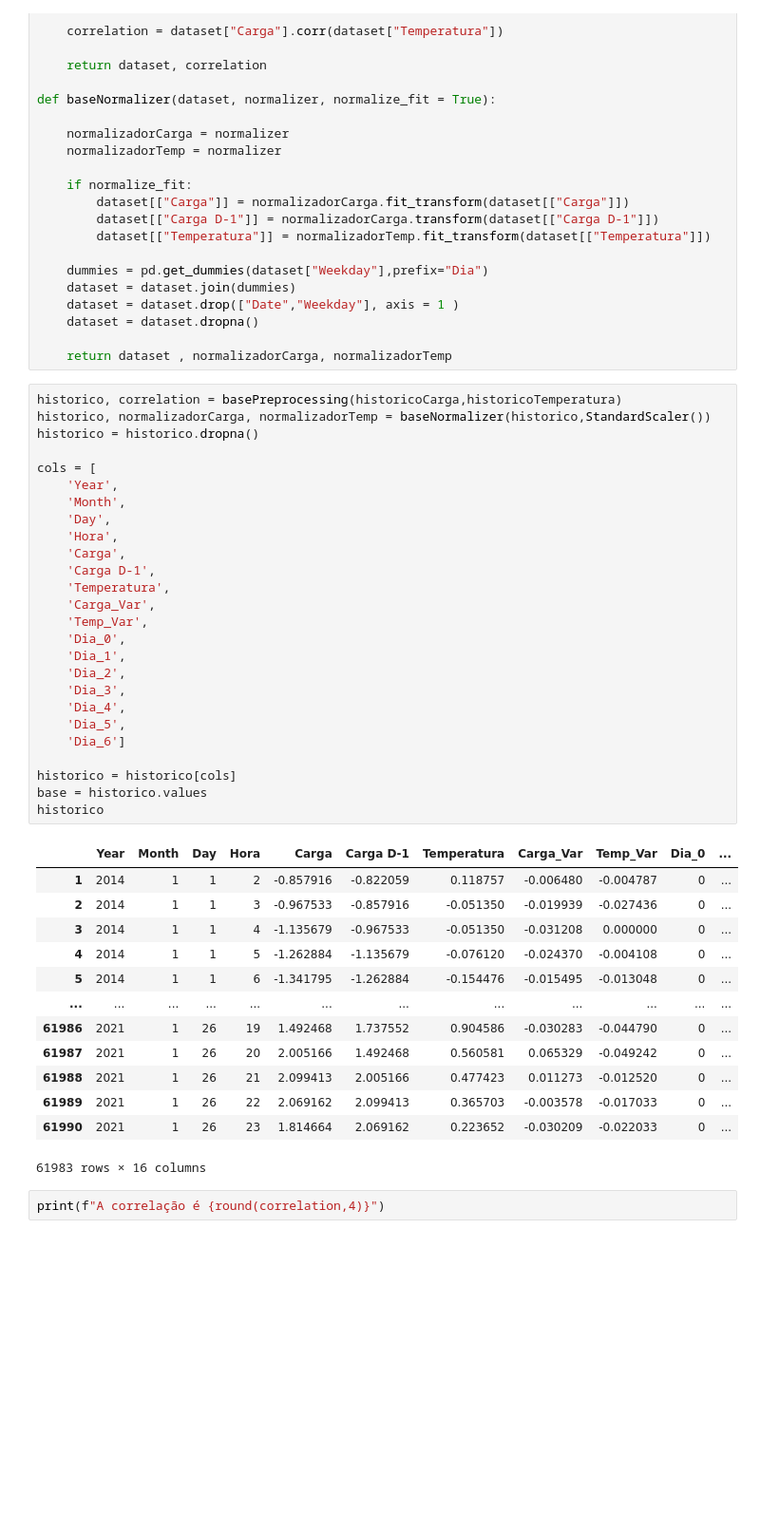
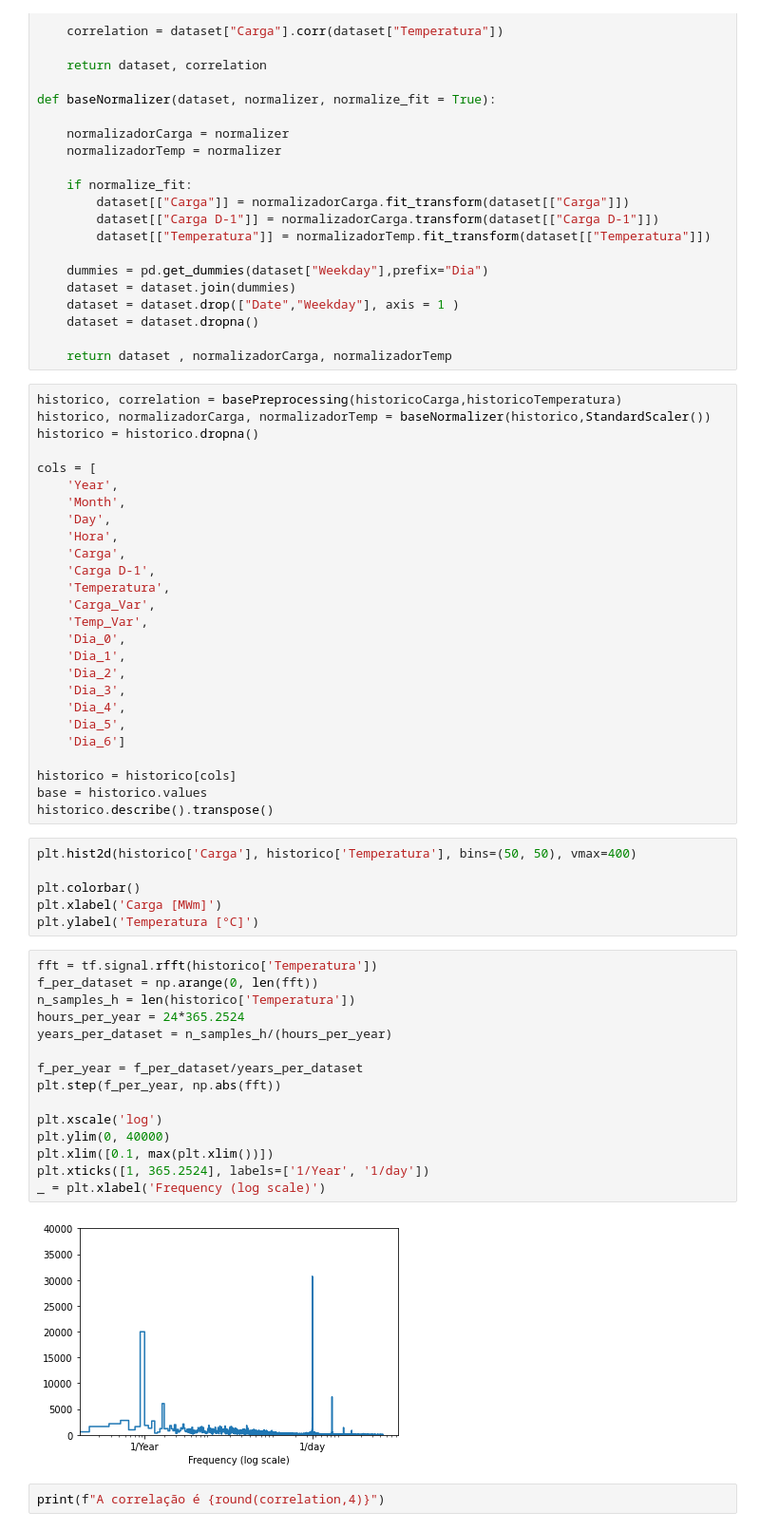
Before and after one commit to Abonvicine/ESTUDOS---Gerais, a Jupyter notebook: TG_Previsão_de_carga.ipynb, the cells around one changed output. Shown: that part at 95% size. Saved outputs shown, nothing was run; the diff lists cells and outputs as text; blank space fills up the shorter version.

```diff
--- a/TG_Previsão_de_carga.ipynb
+++ b/TG_Previsão_de_carga.ipynb
@@ -97,21 +107,30 @@ cols = [
 
 historico = historico[cols]
 base = historico.values
-historico
+historico.describe().transpose()
-# %% [output]
-|  | Year | Month | Day | Hora | Carga | Carga D-1 | Temperatura | Carga_Var | Temp_Var | Dia_0 | ... |
-| 1 | 2014 | 1 | 1 | 2 | -0.857916 | -0.822059 | 0.118757 | -0.006480 | -0.004787 | 0 | ... |
-| 2 | 2014 | 1 | 1 | 3 | -0.967533 | -0.857916 | -0.051350 | -0.019939 | -0.027436 | 0 | ... |
-| 3 | 2014 | 1 | 1 | 4 | -1.135679 | -0.967533 | -0.051350 | -0.031208 | 0.000000 | 0 | ... |
-| 4 | 2014 | 1 | 1 | 5 | -1.262884 | -1.135679 | -0.076120 | -0.024370 | -0.004108 | 0 | ... |
-| 5 | 2014 | 1 | 1 | 6 | -1.341795 | -1.262884 | -0.154476 | -0.015495 | -0.013048 | 0 | ... |
-| ... | ... | ... | ... | ... | ... | ... | ... | ... | ... | ... | ... |
-| 61986 | 2021 | 1 | 26 | 19 | 1.492468 | 1.737552 | 0.904586 | -0.030283 | -0.044790 | 0 | ... |
-| 61987 | 2021 | 1 | 26 | 20 | 2.005166 | 1.492468 | 0.560581 | 0.065329 | -0.049242 | 0 | ... |
-| 61988 | 2021 | 1 | 26 | 21 | 2.099413 | 2.005166 | 0.477423 | 0.011273 | -0.012520 | 0 | ... |
-| 61989 | 2021 | 1 | 26 | 22 | 2.069162 | 2.099413 | 0.365703 | -0.003578 | -0.017033 | 0 | ... |
-| 61990 | 2021 | 1 | 26 | 23 | 1.814664 | 2.069162 | 0.223652 | -0.030209 | -0.022033 | 0 | ... |
-61983 rows × 16 columns
+# %%
+plt.hist2d(historico['Carga'], historico['Temperatura'], bins=(50, 50), vmax=400)
+
+plt.colorbar()
+plt.xlabel('Carga [MWm]')
+plt.ylabel('Temperatura [°C]')
+# %%
+fft = tf.signal.rfft(historico['Temperatura'])
+f_per_dataset = np.arange(0, len(fft))
+n_samples_h = len(historico['Temperatura'])
+hours_per_year = 24*365.2524
+years_per_dataset = n_samples_h/(hours_per_year)
+
+f_per_year = f_per_dataset/years_per_dataset
+plt.step(f_per_year, np.abs(fft))
+
+plt.xscale('log')
+plt.ylim(0, 40000)
+plt.xlim([0.1, max(plt.xlim())])
+plt.xticks([1, 365.2524], labels=['1/Year', '1/day'])
+_ = plt.xlabel('Frequency (log scale)')
+# %% [output]
+[figure, added]
 # %%
 print(f"A correlação é {round(correlation,4)}")
 # %% [output]
```
Also changed, not shown: parts of 12 cells of this notebook.
